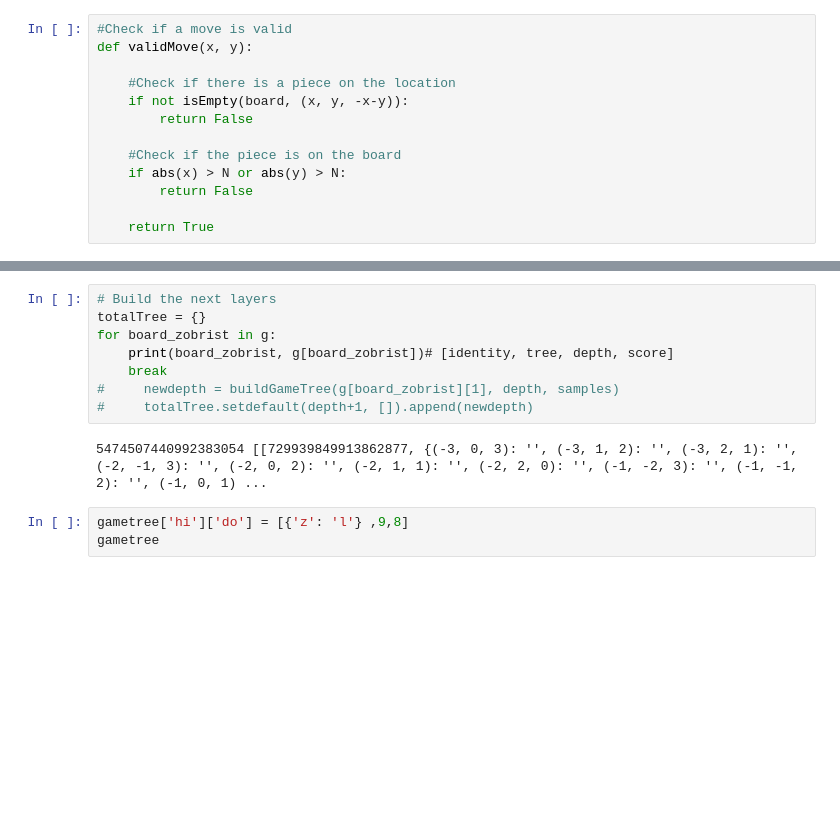
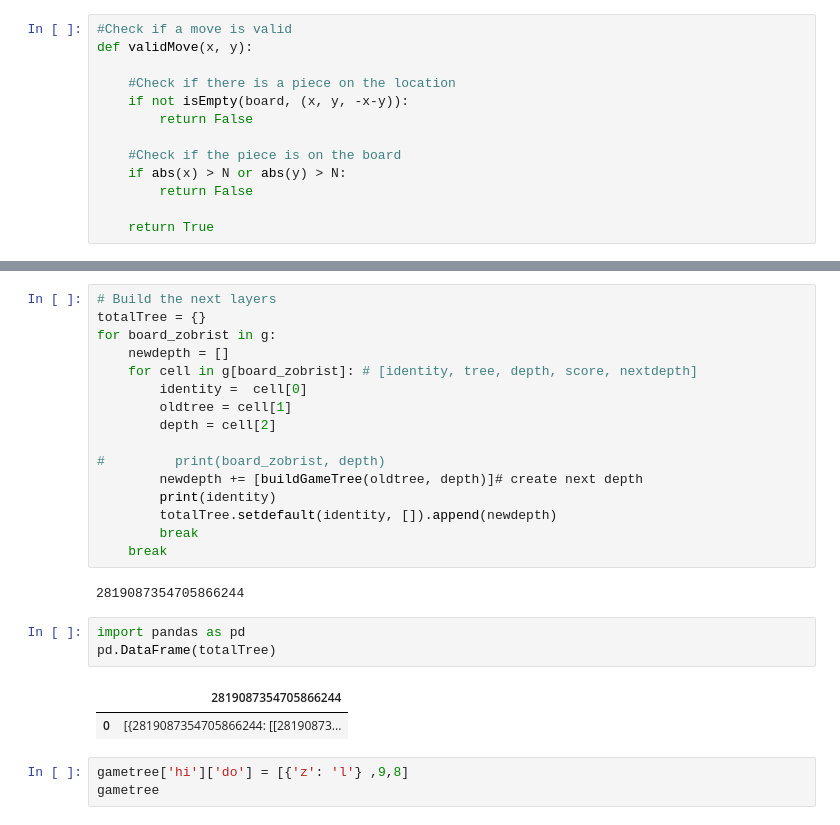
Before and after one commit to iamredencio/omega, a Jupyter notebook: Game_engine.ipynb, the cells around one changed output, grey strips where cells are left out. Drawn from its saved outputs; the diff is of its cells as text; blank space fills up the shorter version.

Commit message:
Updated buildingtree

```diff
--- a/Game_engine.ipynb
+++ b/Game_engine.ipynb
@@ -329,12 +459,26 @@ Time:  0.0016968250274658203
 # Build the next layers
 totalTree = {}
 for board_zobrist in g:
-    print(board_zobrist, g[board_zobrist])# [identity, tree, depth, score]
+    newdepth = []
+    for cell in g[board_zobrist]: # [identity, tree, depth, score, nextdepth]
+        identity =  cell[0]
+        oldtree = cell[1]
+        depth = cell[2]
+
+#         print(board_zobrist, depth)
+        newdepth += [buildGameTree(oldtree, depth)]# create next depth
+        print(identity)
+        totalTree.setdefault(identity, []).append(newdepth)
+        break
     break
-#     newdepth = buildGameTree(g[board_zobrist][1], depth, samples)
-#     totalTree.setdefault(depth+1, []).append(newdepth)
 # %% [output]
-5474507440992383054 [[729939849913862877, {(-3, 0, 3): '', (-3, 1, 2): '', (-3, 2, 1): '', (-2, -1, 3): '', (-2, 0, 2): '', (-2, 1, 1): '', (-2, 2, 0): '', (-1, -2, 3): '', (-1, -1, 2): '', (-1, 0, 1) ...
+2819087354705866244
+# %%
+import pandas as pd
+pd.DataFrame(totalTree)
+# %% [output]
+|  | 2819087354705866244 |
+| 0 | [{2819087354705866244: [[28190873... |
 # %%
 gametree['hi']['do'] = [{'z': 'l'} ,9,8]
 gametree
```
Also changed, not shown: parts of 11 cells of this notebook.
